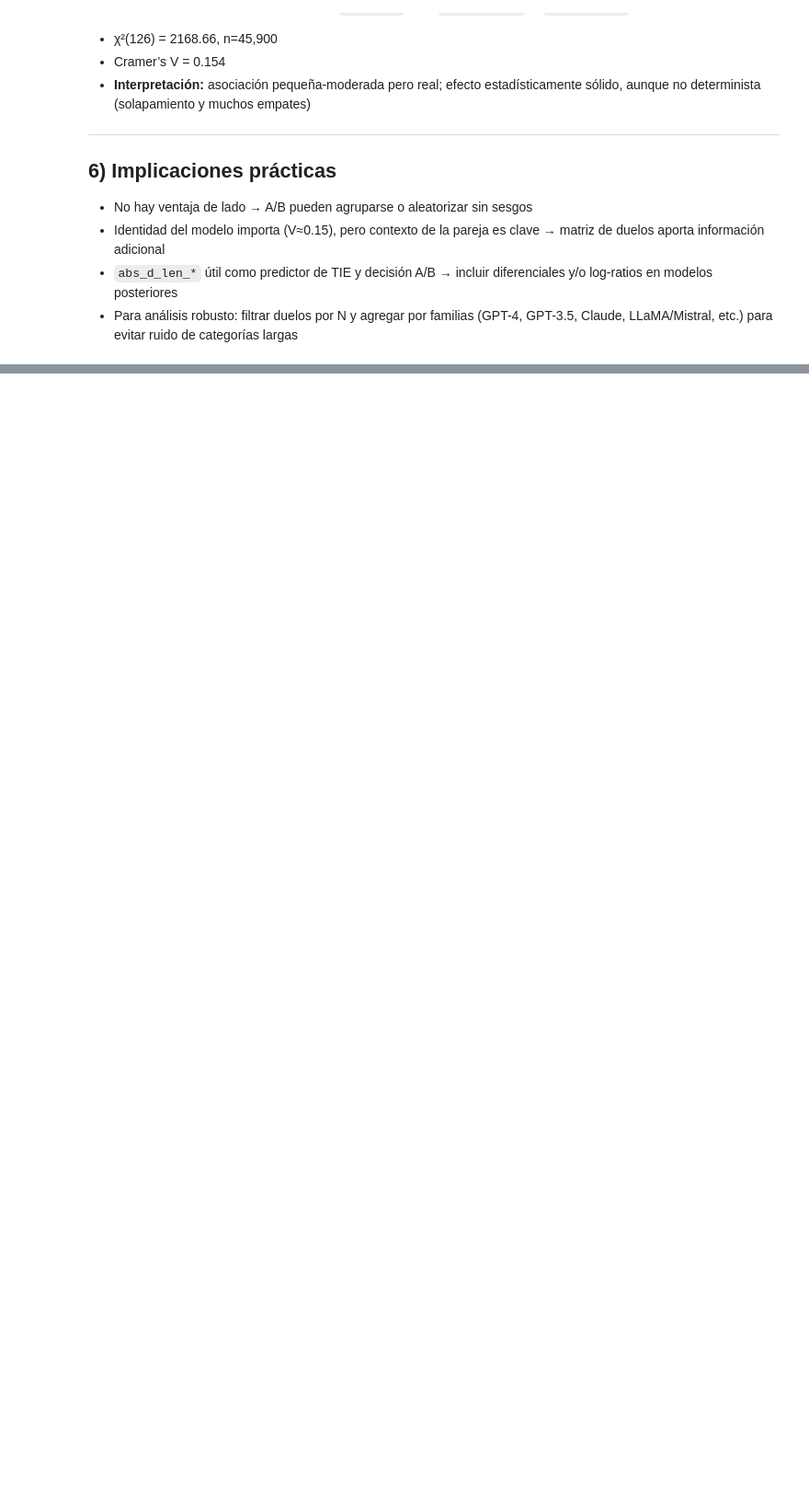
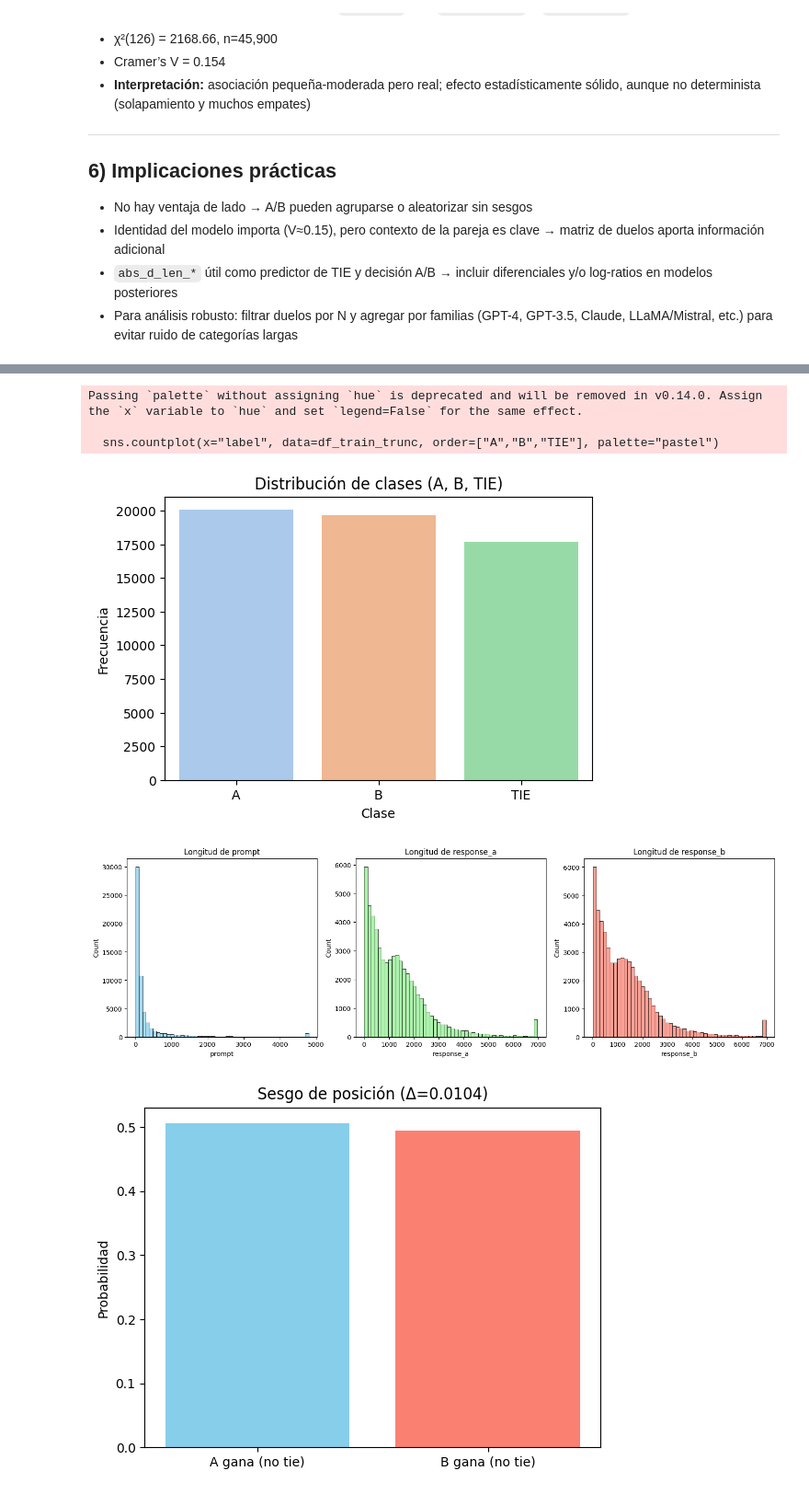
Before and after one commit to Hayser8/proyecto2ds, a Jupyter notebook: limpieza.ipynb, the cells around one changed output, grey strips where cells are left out. Shown: that part at 92% size. Cells and saved outputs as stored; diff of their text form; code cells hidden in the pictures; blank space fills up the shorter version.

```diff
--- a/limpieza.ipynb
+++ b/limpieza.ipynb
@@ -2758,0 +2783,50 @@ EDA_CROSS_STATE = {
+# %%
+import matplotlib.pyplot as plt
+import seaborn as sns
+
+# --- Distribución de clases ---
+plt.figure(figsize=(6,4))
+sns.countplot(x="label", data=df_train_trunc, order=["A","B","TIE"], palette="pastel")
+plt.title("Distribución de clases (A, B, TIE)")
+plt.xlabel("Clase")
+plt.ylabel("Frecuencia")
+plt.show()
+
+# --- Histogramas de longitud ---
+fig, axes = plt.subplots(1,3, figsize=(18,5))
+sns.histplot(df_train_trunc["prompt"].str.len(), bins=50, ax=axes[0], color="skyblue")
+axes[0].set_title("Longitud de prompt")
+sns.histplot(df_train_trunc["response_a"].str.len(), bins=50, ax=axes[1], color="lightgreen")
+axes[1].set_title("Longitud de response_a")
+sns.histplot(df_train_trunc["response_b"].str.len(), bins=50, ax=axes[2], color="salmon")
+axes[2].set_title("Longitud de response_b")
+plt.show()
+
+# --- Sesgo de posición ---
+pA = (df_train_trunc.loc[df_train_trunc["label"]!="TIE","label"]=="A").mean()
+pB = (df_train_trunc.loc[df_train_trunc["label"]!="TIE","label"]=="B").mean()
+plt.bar(["A gana (no tie)", "B gana (no tie)"], [pA, pB], color=["skyblue","salmon"])
+plt.title(f"Sesgo de posición (Δ={round(pA-pB,4)})")
+plt.ylabel("Probabilidad")
+plt.show()
+
+# --- Sesgo por longitud ---
+df_len = df_train_trunc.copy()
+df_len["len_a"] = df_len["response_a"].str.len()
+df_len["len_b"] = df_len["response_b"].str.len()
+mask = (df_len["label"]!="TIE") & (df_len["response_a"]!=df_len["response_b"])
+
+pA_gt = (df_len.loc[mask & (df_len["len_a"]>df_len["len_b"]),"label"]=="A").mean()
+pA_lt = (df_len.loc[mask & (df_len["len_a"]<df_len["len_b"]),"label"]=="A").mean()
+
+plt.bar(["P(A|len_a>len_b)", "P(A|len_a<len_b)"], [pA_gt, pA_lt], color=["lightgreen","orange"])
+plt.title(f"Sesgo por longitud (Δ={round(pA_gt-pA_lt,4)})")
+plt.ylabel("Probabilidad")
+plt.show()
+# %% [output]
+Passing `palette` without assigning `hue` is deprecated and will be removed in v0.14.0. Assign the `x` variable to `hue` and set `legend=False` for the same effect.
+
+  sns.countplot(x="label", data=df_train_trunc, order=["A","B","TIE"], palette="pastel")
+[figure, added]
+[figure, added]
+[figure, added]
```
Also changed, not shown: parts of 7 cells of this notebook, 1 other file.
